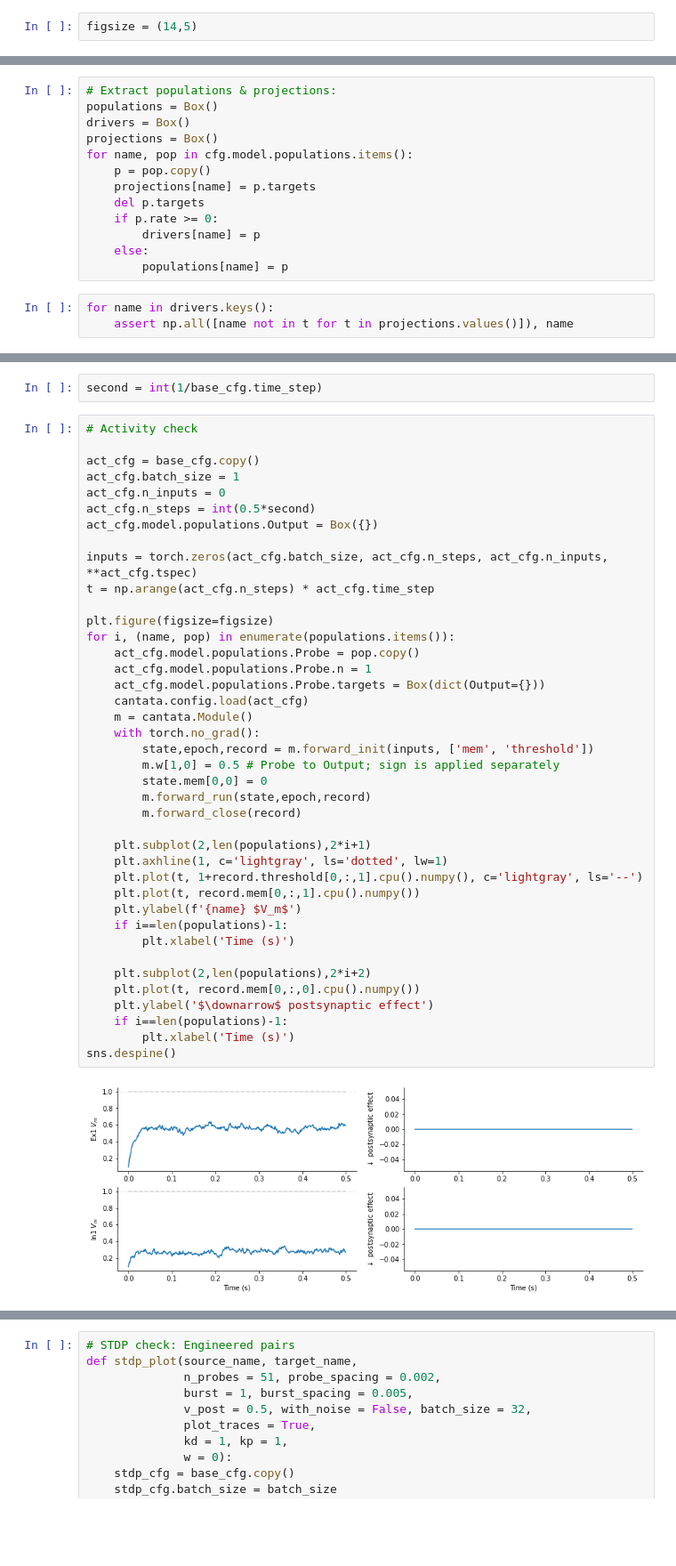
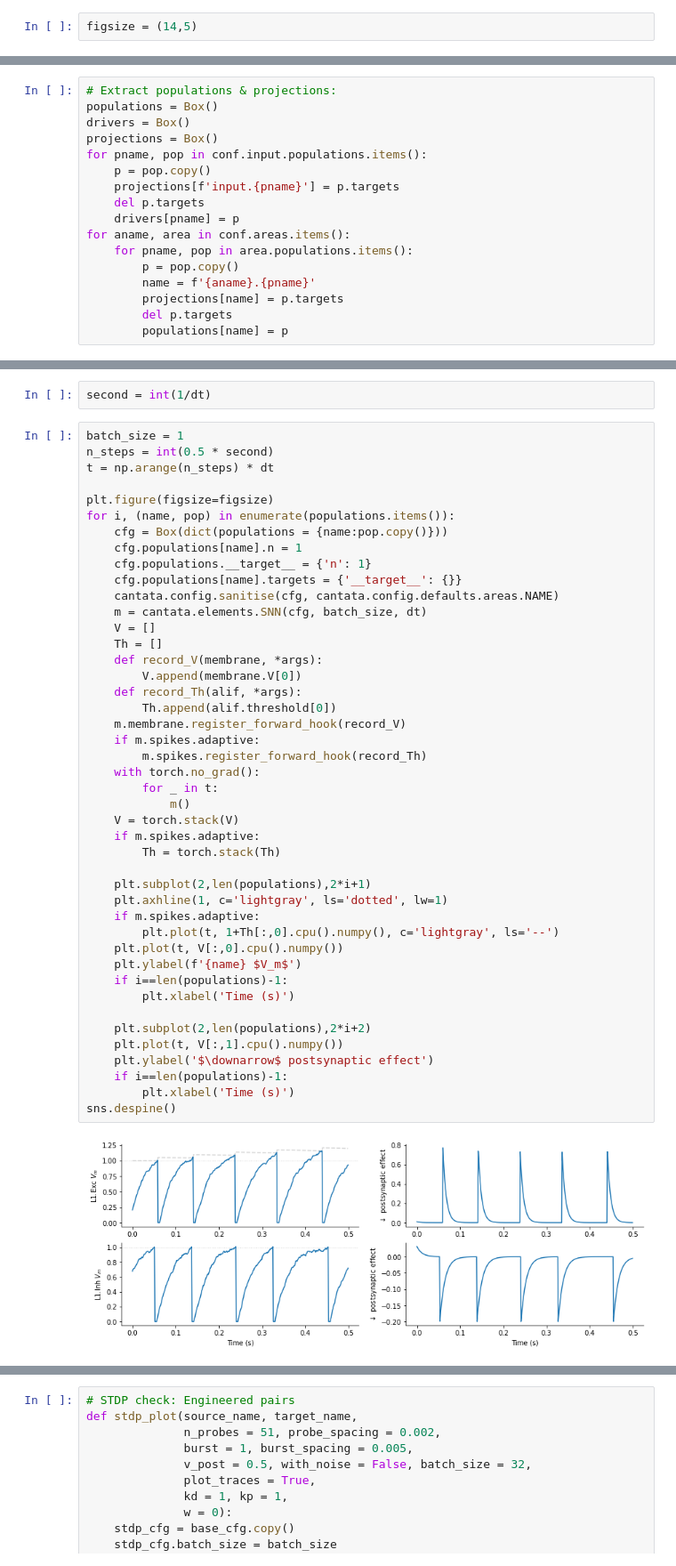
Before and after one commit to kernfel/cantata, a Jupyter notebook: Sanity checks.ipynb, the cells around one changed output, grey strips where cells are left out. Shown at 89% size. Saved outputs shown, nothing was run; the diff lists cells and outputs as text; blank space fills up the shorter version.

Commit message:
Partial sanity checks update

```diff
--- a/Sanity checks.ipynb
+++ b/Sanity checks.ipynb
@@ -18,14 +17,15 @@ print(cfg.model_config)
 populations = Box()
 drivers = Box()
 projections = Box()
-for name, pop in cfg.model.populations.items():
+for pname, pop in conf.input.populations.items():
     p = pop.copy()
-    projections[name] = p.targets
+    projections[f'input.{pname}'] = p.targets
     del p.targets
-    if p.rate >= 0:
-        drivers[name] = p
-    else:
+    drivers[pname] = p
+for aname, area in conf.areas.items():
+    for pname, pop in area.populations.items():
+        p = pop.copy()
+        name = f'{aname}.{pname}'
+        projections[name] = p.targets
+        del p.targets
         populations[name] = p
-# %%
-for name in drivers.keys():
-    assert np.all([name not in t for t in projections.values()]), name
@@ -36,44 +32,48 @@ base_cfg.model.populations = Box()
 # %%
-second = int(1/base_cfg.time_step)
+second = int(1/dt)
 # %%
-# Activity check
-
-act_cfg = base_cfg.copy()
-act_cfg.batch_size = 1
-act_cfg.n_inputs = 0
-act_cfg.n_steps = int(0.5*second)
-act_cfg.model.populations.Output = Box({})
-
-inputs = torch.zeros(act_cfg.batch_size, act_cfg.n_steps, act_cfg.n_inputs, **act_cfg.tspec)
-t = np.arange(act_cfg.n_steps) * act_cfg.time_step
+batch_size = 1
+n_steps = int(0.5 * second)
+t = np.arange(n_steps) * dt
 
 plt.figure(figsize=figsize)
 for i, (name, pop) in enumerate(populations.items()):
-    act_cfg.model.populations.Probe = pop.copy()
-    act_cfg.model.populations.Probe.n = 1
-    act_cfg.model.populations.Probe.targets = Box(dict(Output={}))
-    cantata.config.load(act_cfg)
-    m = cantata.Module()
+    cfg = Box(dict(populations = {name:pop.copy()}))
+    cfg.populations[name].n = 1
+    cfg.populations.__target__ = {'n': 1}
+    cfg.populations[name].targets = {'__target__': {}}
+    cantata.config.sanitise(cfg, cantata.config.defaults.areas.NAME)
+    m = cantata.elements.SNN(cfg, batch_size, dt)
+    V = []
+    Th = []
+    def record_V(membrane, *args):
+        V.append(membrane.V[0])
+    def record_Th(alif, *args):
+        Th.append(alif.threshold[0])
+    m.membrane.register_forward_hook(record_V)
+    if m.spikes.adaptive:
+        m.spikes.register_forward_hook(record_Th)
     with torch.no_grad():
-        state,epoch,record = m.forward_init(inputs, ['mem', 'threshold'])
-        m.w[1,0] = 0.5 # Probe to Output; sign is applied separately
-        state.mem[0,0] = 0
-        m.forward_run(state,epoch,record)
-        m.forward_close(record)
+        for _ in t:
+            m()
+    V = torch.stack(V)
+    if m.spikes.adaptive:
+        Th = torch.stack(Th)
 
     plt.subplot(2,len(populations),2*i+1)
     plt.axhline(1, c='lightgray', ls='dotted', lw=1)
-    plt.plot(t, 1+record.threshold[0,:,1].cpu().numpy(), c='lightgray', ls='--')
-    plt.plot(t, record.mem[0,:,1].cpu().numpy())
+    if m.spikes.adaptive:
+        plt.plot(t, 1+Th[:,0].cpu().numpy(), c='lightgray', ls='--')
+    plt.plot(t, V[:,0].cpu().numpy())
     plt.ylabel(f'{name} $V_m$')
     if i==len(populations)-1:
         plt.xlabel('Time (s)')
 
     plt.subplot(2,len(populations),2*i+2)
-    plt.plot(t, record.mem[0,:,0].cpu().numpy())
+    plt.plot(t, V[:,1].cpu().numpy())
     plt.ylabel('$\downarrow$ postsynaptic effect')
     if i==len(populations)-1:
         plt.xlabel('Time (s)')
 sns.despine()
 # %% [output]
-[figure, old version]
+[figure, new version]
```
Also changed, not shown: parts of 7 cells of this notebook.
